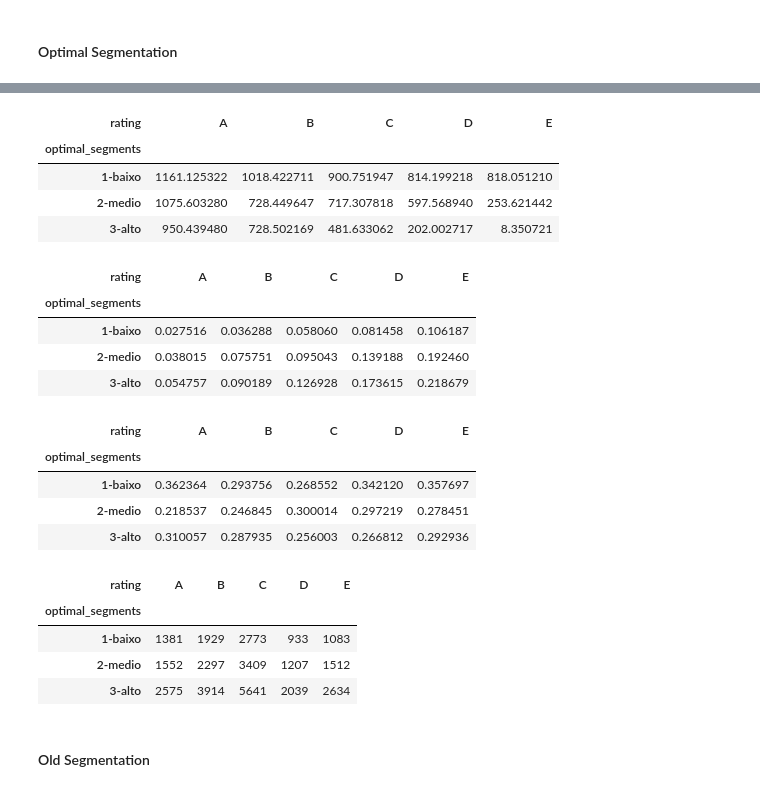
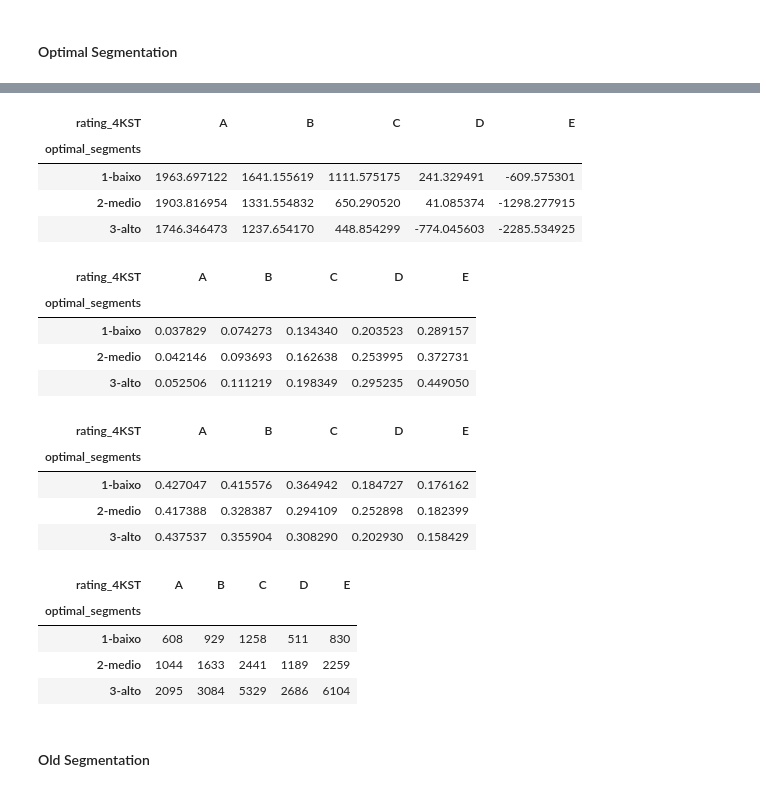
Before and after one commit to loft-br/cp-score-imobiliaria, a Jupyter notebook: notebooks/6_econ_calculator.ipynb, the cells around one changed output, grey strips where cells are left out. Drawn from its saved outputs; the diff is of its cells as text; code cells hidden in the pictures.

Commit message:
feat: modifying features shift and adding reports for automated testing

```diff
--- a/notebooks/econ_calculator.ipynb
+++ b/notebooks/6_econ_calculator.ipynb
@@ -24,0 +15,22 @@ df_bins.head()
+# %%
+scores_4KST = (
+    pd.read_csv("data/scores.csv")
+    [["dt_ativacao", "id_contrato", "faixa_score"]]
+    .rename(columns={
+        "id_contrato": "contract_id",
+        "faixa_score": "rating_4KST"
+    })
+)
+scores_4KST.dt_ativacao = pd.to_datetime(scores_4KST["dt_ativacao"]).dt.strftime("%Y-%m")
+# %%
+df_new_imobs = pd.read_csv("notebooks/outputs/df_new_imobs.csv")
+df_bins = pd.read_csv("notebooks/outputs/df_bins_2.csv")
+
+# Alinhando classificções com cohort de origem dos dados
+# df_bins.dt_ativacao = (pd.to_datetime(df_bins["dt_ativacao"]) - pd.DateOffset(months=6)).dt.strftime("%Y-%m")
+
+df_new_imobs["optimal_segments"] = "4-novas"
+df_bins = pd.concat([df_bins, df_new_imobs], ignore_index=True)
+df_bins.dt_ativacao = (pd.to_datetime(df_bins["dt_ativacao"])).dt.strftime("%Y-%m")
+
+df_bins.head()
@@ -39,6 +59,10 @@ optimal_segments
 Name: id_imobiliaria, dtype: int64
 # %%
-df = info_contracts.merge(df_bins, on=["dt_ativacao", "id_imobiliaria"])
+df = (
+    info_contracts
+    .merge(df_bins, on=["dt_ativacao", "id_imobiliaria"])
+    .merge(scores_4KST, on=["dt_ativacao", "contract_id"], how="left")
+)
 df.head()
 # %% [output]
 |  | dt_ativacao | id_imobiliaria | contract_id | predictions | target | old_segments | optimal_bins | ... |
@@ -161,2 +186,2 @@ report_optimal
 # %%
-report_opt_rating = report_economics2(["optimal_segments", "rating"], revenues_pivot, defaults_pivot, recoveries_pivot)
+report_opt_rating = report_economics2(["optimal_segments", "rating_4KST"], revenues_pivot, defaults_pivot, recoveries_pivot)
@@ -163,39 +197,39 @@ report_opt_rating = report_economics2(["optimal_segments", "rating"], revenues_p
 # %%
 # Unit economics por segmento/contrato
-pd.pivot_table(report_opt_rating, values="unit_economics", index="optimal_segments", columns="rating")
+pd.pivot_table(report_opt_rating, values="unit_economics", index="optimal_segments", columns="rating_4KST")
 # %% [output]
-| rating | A | B | C | D | E |
+| rating_4KST | A | B | C | D | E |
 | optimal_segments |  |  |  |  |  |
-| 1-baixo | 1161.125322 | 1018.422711 | 900.751947 | 814.199218 | 818.051210 |
-| 2-medio | 1075.603280 | 728.449647 | 717.307818 | 597.568940 | 253.621442 |
-| 3-alto | 950.439480 | 728.502169 | 481.633062 | 202.002717 | 8.350721 |
+| 1-baixo | 1963.697122 | 1641.155619 | 1111.575175 | 241.329491 | -609.575301 |
+| 2-medio | 1903.816954 | 1331.554832 | 650.290520 | 41.085374 | -1298.277915 |
+| 3-alto | 1746.346473 | 1237.654170 | 448.854299 | -774.045603 | -2285.534925 |
 # %%
 # Probabilidade de default por segmento/contrato
-pd.pivot_table(report_opt_rating, values="prob_default", index="optimal_segments", columns="rating")
+pd.pivot_table(report_opt_rating, values="prob_default", index="optimal_segments", columns="rating_4KST")
 # %% [output]
-| rating | A | B | C | D | E |
+| rating_4KST | A | B | C | D | E |
 | optimal_segments |  |  |  |  |  |
-| 1-baixo | 0.027516 | 0.036288 | 0.058060 | 0.081458 | 0.106187 |
-| 2-medio | 0.038015 | 0.075751 | 0.095043 | 0.139188 | 0.192460 |
-| 3-alto | 0.054757 | 0.090189 | 0.126928 | 0.173615 | 0.218679 |
+| 1-baixo | 0.037829 | 0.074273 | 0.134340 | 0.203523 | 0.289157 |
+| 2-medio | 0.042146 | 0.093693 | 0.162638 | 0.253995 | 0.372731 |
+| 3-alto | 0.052506 | 0.111219 | 0.198349 | 0.295235 | 0.449050 |
 # %%
 # Eficiência de Cobrança por segmento/contrato
-pd.pivot_table(report_opt_rating, values="recovery_efficiency", index="optimal_segments", columns="rating")
+pd.pivot_table(report_opt_rating, values="recovery_efficiency", index="optimal_segments", columns="rating_4KST")
 # %% [output]
-| rating | A | B | C | D | E |
+| rating_4KST | A | B | C | D | E |
 | optimal_segments |  |  |  |  |  |
-| 1-baixo | 0.362364 | 0.293756 | 0.268552 | 0.342120 | 0.357697 |
-| 2-medio | 0.218537 | 0.246845 | 0.300014 | 0.297219 | 0.278451 |
-| 3-alto | 0.310057 | 0.287935 | 0.256003 | 0.266812 | 0.292936 |
+| 1-baixo | 0.427047 | 0.415576 | 0.364942 | 0.184727 | 0.176162 |
+| 2-medio | 0.417388 | 0.328387 | 0.294109 | 0.252898 | 0.182399 |
+| 3-alto | 0.437537 | 0.355904 | 0.308290 | 0.202930 | 0.158429 |
 # %%
 # Mix de contratos por segmento/contrato
-pd.pivot_table(report_opt_rating, values="n_contracts", index="optimal_segments", columns="rating")
+pd.pivot_table(report_opt_rating, values="n_contracts", index="optimal_segments", columns="rating_4KST")
 # %% [output]
-| rating | A | B | C | D | E |
+| rating_4KST | A | B | C | D | E |
 | optimal_segments |  |  |  |  |  |
-| 1-baixo | 1381 | 1929 | 2773 | 933 | 1083 |
-| 2-medio | 1552 | 2297 | 3409 | 1207 | 1512 |
-| 3-alto | 2575 | 3914 | 5641 | 2039 | 2634 |
+| 1-baixo | 608 | 929 | 1258 | 511 | 830 |
+| 2-medio | 1044 | 1633 | 2441 | 1189 | 2259 |
+| 3-alto | 2095 | 3084 | 5329 | 2686 | 6104 |
 # %% [markdown]
 #### Old Segmentation
 # %%
```
Also changed, not shown: parts of 6 cells of this notebook, 33 other files.
